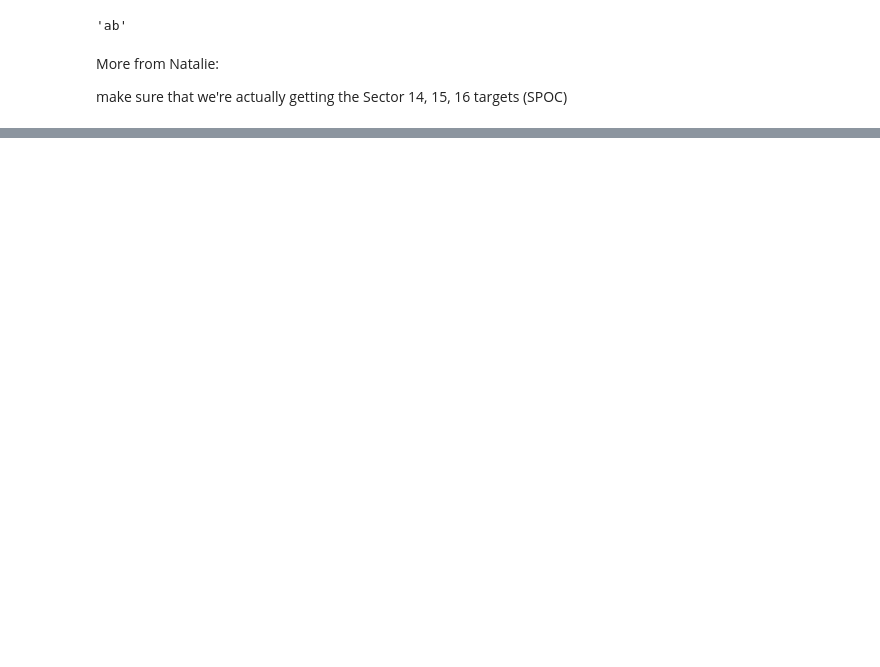
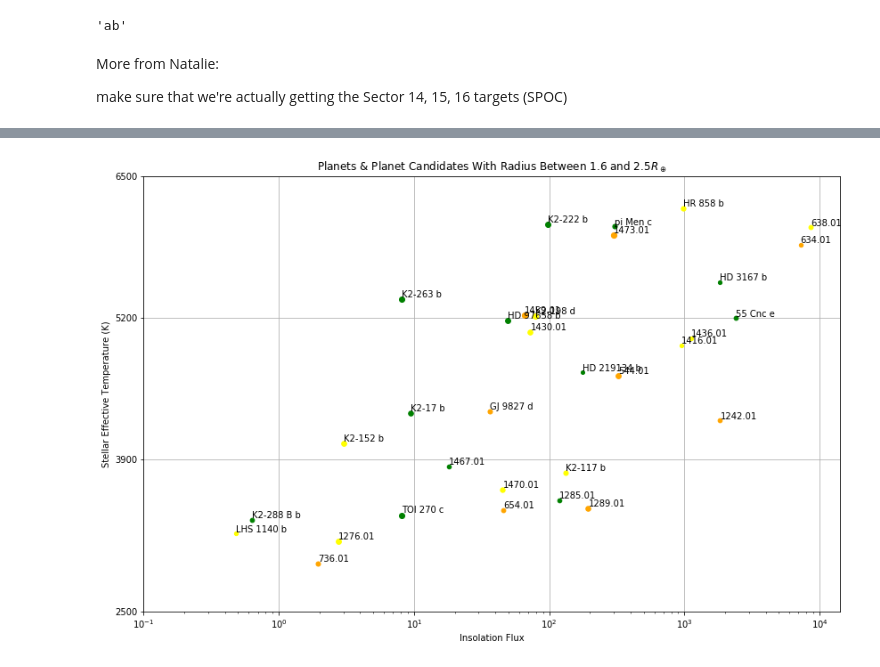
Before and after one commit to murphyjm/tks_targets_shared, a Jupyter notebook: TKS-RV-Target-Selection.ipynb, the cells around one changed output, grey strips where cells are left out. Drawn from its saved outputs; the diff is of its cells as text; code cells hidden in the pictures; blank space fills up the shorter version.

```diff
--- a/TKS-RV-Target-Selection.ipynb
+++ b/TKS-RV-Target-Selection.ipynb
@@ -771,0 +710,4 @@ make sure that we're actually getting the Sector 14, 15, 16 targets (SPOC)
+# %%
+bin_plotter(2)
+# %% [output]
+[figure, added]
```
Also changed, not shown: parts of 61 cells of this notebook, 5 other files.
